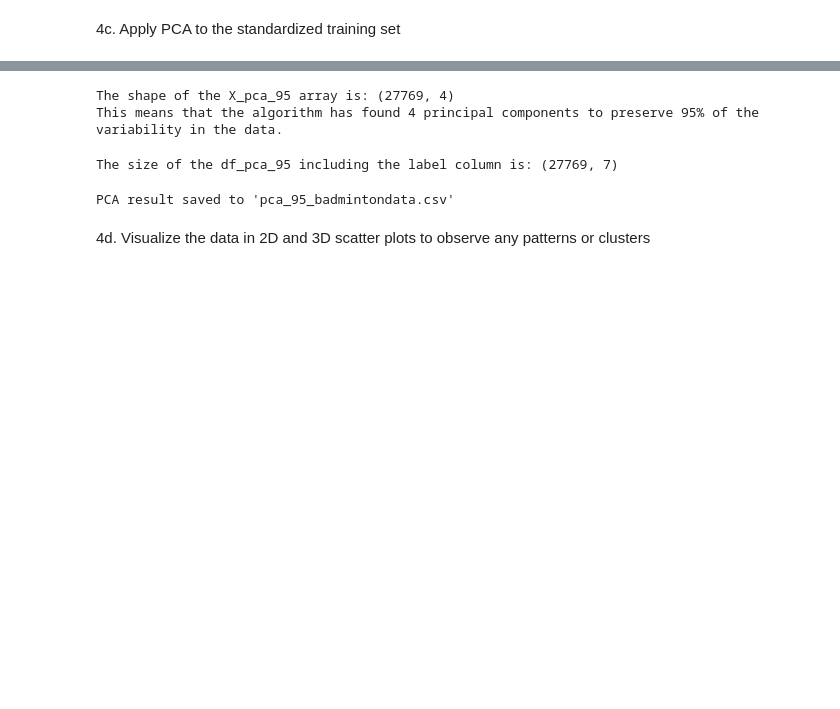
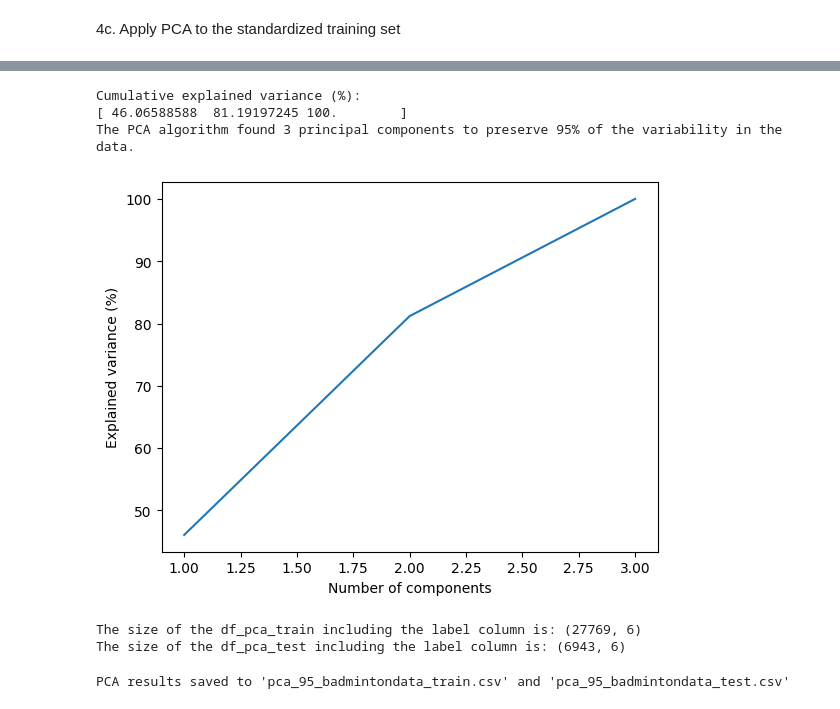
Before and after one commit to xunthongkkkkkk/DataAnalytics3005, a Jupyter notebook: data-preprocessing-badmintondata-jinwei/data-preprocessing-badmintondata.ipynb, the cells around one changed output, grey strips where cells are left out. Drawn from its saved outputs; the diff is of its cells as text; code cells hidden in the pictures; blank space fills up the shorter version.

```diff
--- a/data-preprocessing-badmintondata-jinwei/data-preprocessing-badmintondata.ipynb
+++ b/data-preprocessing-badmintondata-jinwei/data-preprocessing-badmintondata.ipynb
@@ -386,6 +358,7 @@ from sklearn.preprocessing import StandardScaler
 # Standardize the features
 scaler = StandardScaler()
 X_train_scaled = scaler.fit_transform(X_train)
+X_test_scaled = scaler.transform(X_test)
 # %% [markdown]
 4c. Apply PCA to the standardized training set
 # %%
@@ -437,25 +421,50 @@ The 3D scatterplot explains about 80.04% of the variability in the data.
 # %%
-pca_95 = PCA(n_components=0.95)
-X_pca_95 = pca_95.fit_transform(X_train_scaled)
+from sklearn.decomposition import PCA
 
-print(f"The shape of the X_pca_95 array is: {X_pca_95.shape}")
-print(f"This means that the algorithm has found {X_pca_95.shape[1]} principal components to preserve 95% of the variability in the data.")
+# Create a PCA object
+pca = PCA(n_components=0.95)
+
+# Fit PCA to the training set
+pca.fit(X_train_scaled)
+
+# Transform both the training set and the test set using the trained PCA object
+X_train_pca = pca.transform(X_train_scaled)
+X_test_pca = pca.transform(X_test_scaled)
+
+components = X_pca_95.shape[1]  # Define the number of components
+
+# Make the scree plot
+plt.plot(range(1, components + 1), np.cumsum(pca_95.explained_variance_ratio_ * 100))
+plt.xlabel("Number of components")
+plt.ylabel("Explained variance (%)")
+
+print("Cumulative explained variance (%):")
+print(np.cumsum(pca.explained_variance_ratio_ * 100))
+
+print(f"The PCA algorithm found {X_train_pca.shape[1]} principal components to preserve 95% of the variability in the data.")
 # %% [output]
-The shape of the X_pca_95 array is: (27769, 4)
-This means that the algorithm has found 4 principal components to preserve 95% of the variability in the data.
+Cumulative explained variance (%):
+[ 46.06588588  81.19197245 100.        ]
+The PCA algorithm found 3 principal components to preserve 95% of the variability in the data.
+[figure, added]
 # %%
 # Create a DataFrame from the PCA result
-df_pca_95 = pd.DataFrame(data = X_pca_95, columns = [f"PC{i+1}" for i in range(X_pca_95.shape[1])])
-df_pca_95 = pd.concat([df_pca_95, y_train.reset_index(drop=True)], axis=1)
+df_pca_train = pd.DataFrame(data = X_train_pca, columns = [f"PC{i+1}" for i in range(X_train_pca.shape[1])])
+df_pca_train = pd.concat([df_pca_train, y_train.reset_index(drop=True)], axis=1)
 
-print(f"The size of the df_pca_95 including the label column is: {df_pca_95.shape}")
+df_pca_test = pd.DataFrame(data = X_test_pca, columns = [f"PC{i+1}" for i in range(X_test_pca.shape[1])])
+df_pca_test = pd.concat([df_pca_test, y_test.reset_index(drop=True)], axis=1)
+
+print(f"The size of the df_pca_train including the label column is: {df_pca_train.shape}")
+print(f"The size of the df_pca_test including the label column is: {df_pca_test.shape}")
 # %% [output]
-The size of the df_pca_95 including the label column is: (27769, 7)
+The size of the df_pca_train including the label column is: (27769, 6)
+The size of the df_pca_test including the label column is: (6943, 6)
 # %%
 # Save the PCA result to a CSV file
-df_pca_95.to_csv("pca_95_badmintondata.csv", index=False)
-print("PCA result saved to 'pca_95_badmintondata.csv'")
+df_pca_train.to_csv("pca_95_badmintondata_train.csv", index=False)
+df_pca_test.to_csv("pca_95_badmintondata_test.csv", index=False)
+
+print("PCA results saved to 'pca_95_badmintondata_train.csv' and 'pca_95_badmintondata_test.csv'")
 # %% [output]
-PCA result saved to 'pca_95_badmintondata.csv'
+PCA results saved to 'pca_95_badmintondata_train.csv' and 'pca_95_badmintondata_test.csv'
-# %% [markdown]
-4d. Visualize the data in 2D and 3D scatter plots to observe any patterns or clusters
```
Also changed, not shown: parts of 10 cells of this notebook, 5 other files.
